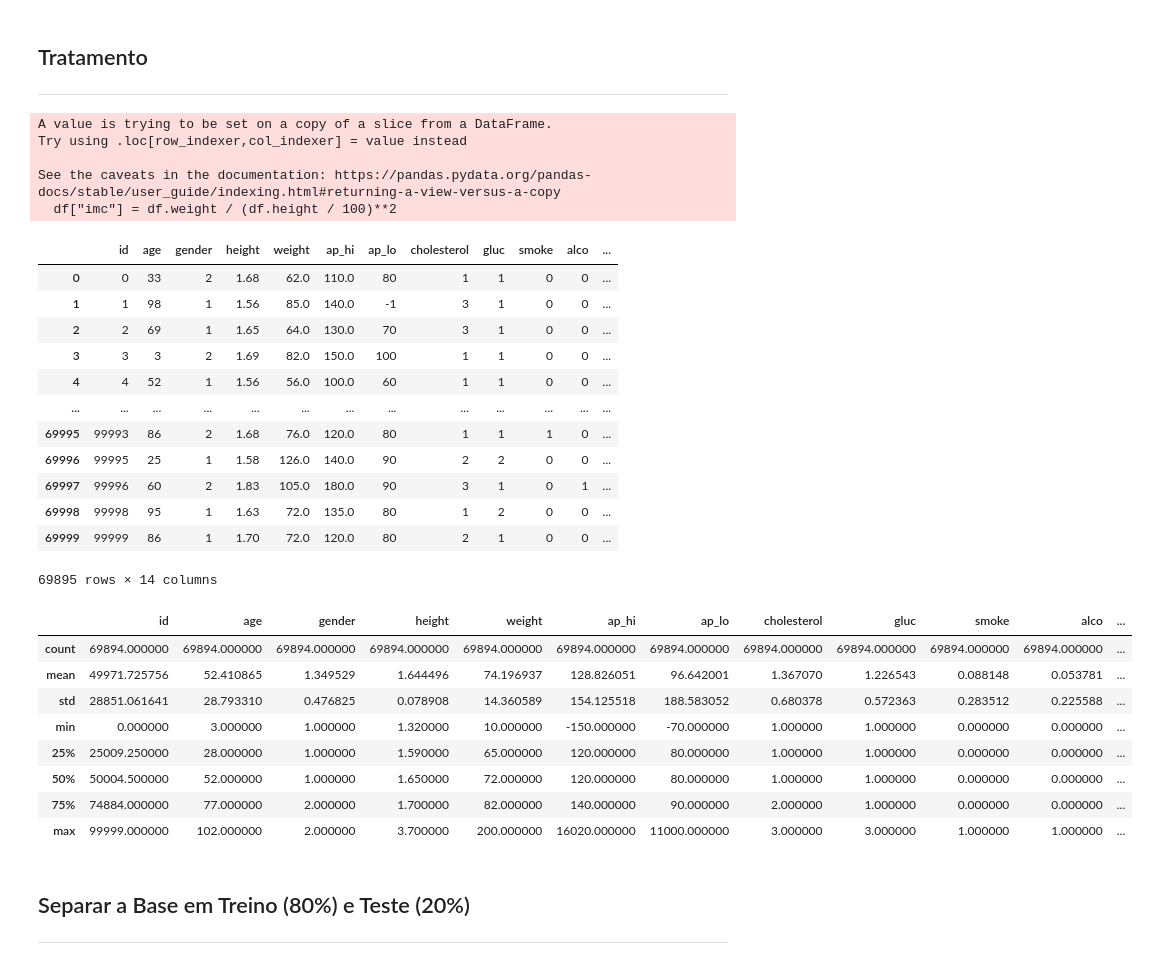
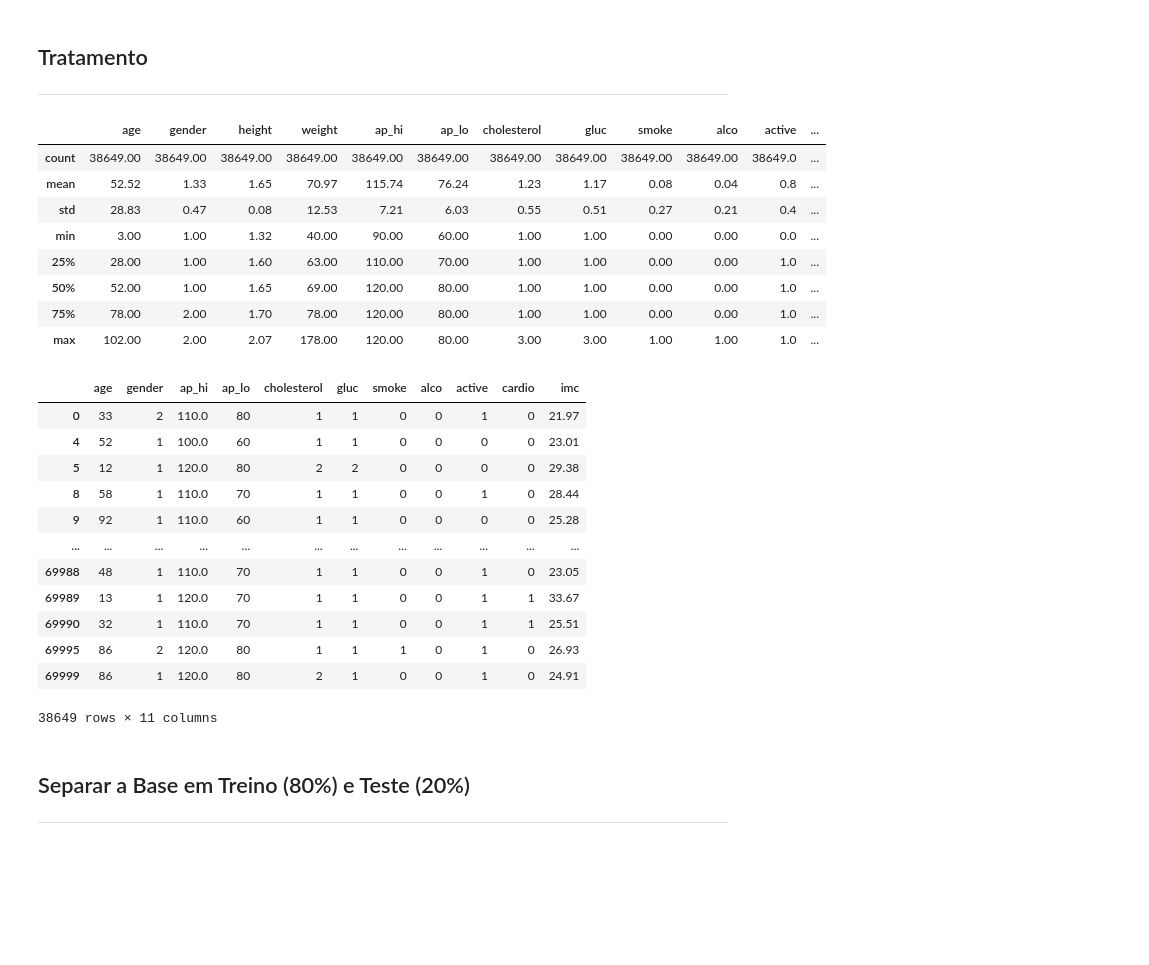
Before and after one commit to Joao-H-Luz/Trabalho-KNN, a Jupyter notebook: Trabalho_K_NN.ipynb, the cells around one changed output. Drawn from its saved outputs; the diff is of its cells as text; code cells hidden in the pictures; blank space fills up the shorter version.

```diff
--- a/Trabalho_K_NN.ipynb
+++ b/Trabalho_K_NN.ipynb
@@ -41,53 +36,64 @@ df
 ## Tratamento
 ---
 # %%
+# ID
+df = df.drop(columns=['id'])
+
 # Idade
 df["age"] = df["age"].astype(str).str[-2:].astype(int)
 df["age"] = 1900 + df["age"]
 df.loc[df["age"] <= 1923, "age"] += 100
 
-df["age"] = 2026 - df["age"]
+df["age"] = (2026 - df["age"])
 
 # Altura
 df["height"] = df["height"] / 100
-df = df[df["height"] >= 1.32]
+df = df[(df["height"] >= 1.32)&(df["height"] <= 2.10)]
+
+# Peso
+df = df[(df["weight"] >= 40)&(df["weight"] <= 180)]
+
+# Preção Sistólica
+df = df[(df["ap_hi"] >= 90)&(df["ap_hi"] <= 120)]
+
+# Preção Diastólica
+df = df[(df["ap_lo"] >= 60)&(df["ap_lo"] <= 80)]
 
 # IMC
-df["imc"] = df.weight / (df.height / 100)**2
+df["imc"] = df.weight / (df.height)**2
 
-df
+df = df.round(2)
+
+df.describe().round(2)
 # %% [output]
-A value is trying to be set on a copy of a slice from a DataFrame.
-Try using .loc[row_indexer,col_indexer] = value instead
-
-See the caveats in the documentation: https://pandas.pydata.org/pandas-docs/stable/user_guide/indexing.html#returning-a-view-versus-a-copy
-  df["imc"] = df.weight / (df.height / 100)**2
-|  | id | age | gender | height | weight | ap_hi | ap_lo | cholesterol | gluc | smoke | alco | ... |
-| 0 | 0 | 33 | 2 | 1.68 | 62.0 | 110.0 | 80 | 1 | 1 | 0 | 0 | ... |
-| 1 | 1 | 98 | 1 | 1.56 | 85.0 | 140.0 | -1 | 3 | 1 | 0 | 0 | ... |
-| 2 | 2 | 69 | 1 | 1.65 | 64.0 | 130.0 | 70 | 3 | 1 | 0 | 0 | ... |
-| 3 | 3 | 3 | 2 | 1.69 | 82.0 | 150.0 | 100 | 1 | 1 | 0 | 0 | ... |
-| 4 | 4 | 52 | 1 | 1.56 | 56.0 | 100.0 | 60 | 1 | 1 | 0 | 0 | ... |
-| ... | ... | ... | ... | ... | ... | ... | ... | ... | ... | ... | ... | ... |
-| 69995 | 99993 | 86 | 2 | 1.68 | 76.0 | 120.0 | 80 | 1 | 1 | 1 | 0 | ... |
-| 69996 | 99995 | 25 | 1 | 1.58 | 126.0 | 140.0 | 90 | 2 | 2 | 0 | 0 | ... |
-| 69997 | 99996 | 60 | 2 | 1.83 | 105.0 | 180.0 | 90 | 3 | 1 | 0 | 1 | ... |
-| 69998 | 99998 | 95 | 1 | 1.63 | 72.0 | 135.0 | 80 | 1 | 2 | 0 | 0 | ... |
-| 69999 | 99999 | 86 | 1 | 1.70 | 72.0 | 120.0 | 80 | 2 | 1 | 0 | 0 | ... |
+|  | age | gender | height | weight | ap_hi | ap_lo | cholesterol | gluc | smoke | alco | active | ... |
+| count | 38649.00 | 38649.00 | 38649.00 | 38649.00 | 38649.00 | 38649.00 | 38649.00 | 38649.00 | 38649.00 | 38649.00 | 38649.0 | ... |
+| mean | 52.52 | 1.33 | 1.65 | 70.97 | 115.74 | 76.24 | 1.23 | 1.17 | 0.08 | 0.04 | 0.8 | ... |
+| std | 28.83 | 0.47 | 0.08 | 12.53 | 7.21 | 6.03 | 0.55 | 0.51 | 0.27 | 0.21 | 0.4 | ... |
+| min | 3.00 | 1.00 | 1.32 | 40.00 | 90.00 | 60.00 | 1.00 | 1.00 | 0.00 | 0.00 | 0.0 | ... |
+| 25% | 28.00 | 1.00 | 1.60 | 63.00 | 110.00 | 70.00 | 1.00 | 1.00 | 0.00 | 0.00 | 1.0 | ... |
+| 50% | 52.00 | 1.00 | 1.65 | 69.00 | 120.00 | 80.00 | 1.00 | 1.00 | 0.00 | 0.00 | 1.0 | ... |
+| 75% | 78.00 | 2.00 | 1.70 | 78.00 | 120.00 | 80.00 | 1.00 | 1.00 | 0.00 | 0.00 | 1.0 | ... |
+| max | 102.00 | 2.00 | 2.07 | 178.00 | 120.00 | 80.00 | 3.00 | 3.00 | 1.00 | 1.00 | 1.0 | ... |
-69895 rows × 14 columns
+# %%
+df = df.drop(columns=['height','weight'])
 # %%
 df = df.dropna()
-df.describe()
+df
 # %% [output]
-|  | id | age | gender | height | weight | ap_hi | ap_lo | cholesterol | gluc | smoke | alco | ... |
-| count | 69894.000000 | 69894.000000 | 69894.000000 | 69894.000000 | 69894.000000 | 69894.000000 | 69894.000000 | 69894.000000 | 69894.000000 | 69894.000000 | 69894.000000 | ... |
-| mean | 49971.725756 | 52.410865 | 1.349529 | 1.644496 | 74.196937 | 128.826051 | 96.642001 | 1.367070 | 1.226543 | 0.088148 | 0.053781 | ... |
-| std | 28851.061641 | 28.793310 | 0.476825 | 0.078908 | 14.360589 | 154.125518 | 188.583052 | 0.680378 | 0.572363 | 0.283512 | 0.225588 | ... |
-| min | 0.000000 | 3.000000 | 1.000000 | 1.320000 | 10.000000 | -150.000000 | -70.000000 | 1.000000 | 1.000000 | 0.000000 | 0.000000 | ... |
-| 25% | 25009.250000 | 28.000000 | 1.000000 | 1.590000 | 65.000000 | 120.000000 | 80.000000 | 1.000000 | 1.000000 | 0.000000 | 0.000000 | ... |
-| 50% | 50004.500000 | 52.000000 | 1.000000 | 1.650000 | 72.000000 | 120.000000 | 80.000000 | 1.000000 | 1.000000 | 0.000000 | 0.000000 | ... |
-| 75% | 74884.000000 | 77.000000 | 2.000000 | 1.700000 | 82.000000 | 140.000000 | 90.000000 | 2.000000 | 1.000000 | 0.000000 | 0.000000 | ... |
-| max | 99999.000000 | 102.000000 | 2.000000 | 3.700000 | 200.000000 | 16020.000000 | 11000.000000 | 3.000000 | 3.000000 | 1.000000 | 1.000000 | ... |
+|  | age | gender | ap_hi | ap_lo | cholesterol | gluc | smoke | alco | active | cardio | imc |
+| 0 | 33 | 2 | 110.0 | 80 | 1 | 1 | 0 | 0 | 1 | 0 | 21.97 |
+| 4 | 52 | 1 | 100.0 | 60 | 1 | 1 | 0 | 0 | 0 | 0 | 23.01 |
+| 5 | 12 | 1 | 120.0 | 80 | 2 | 2 | 0 | 0 | 0 | 0 | 29.38 |
+| 8 | 58 | 1 | 110.0 | 70 | 1 | 1 | 0 | 0 | 1 | 0 | 28.44 |
+| 9 | 92 | 1 | 110.0 | 60 | 1 | 1 | 0 | 0 | 0 | 0 | 25.28 |
+| ... | ... | ... | ... | ... | ... | ... | ... | ... | ... | ... | ... |
+| 69988 | 48 | 1 | 110.0 | 70 | 1 | 1 | 0 | 0 | 1 | 0 | 23.05 |
+| 69989 | 13 | 1 | 120.0 | 70 | 1 | 1 | 0 | 0 | 1 | 1 | 33.67 |
+| 69990 | 32 | 1 | 110.0 | 70 | 1 | 1 | 0 | 0 | 1 | 1 | 25.51 |
+| 69995 | 86 | 2 | 120.0 | 80 | 1 | 1 | 1 | 0 | 1 | 0 | 26.93 |
+| 69999 | 86 | 1 | 120.0 | 80 | 2 | 1 | 0 | 0 | 1 | 0 | 24.91 |
+38649 rows × 11 columns
 # %% [markdown]
 ## Separar a Base em Treino (80%) e Teste (20%)
 ---
```
Also changed, not shown: parts of 9 cells of this notebook.
